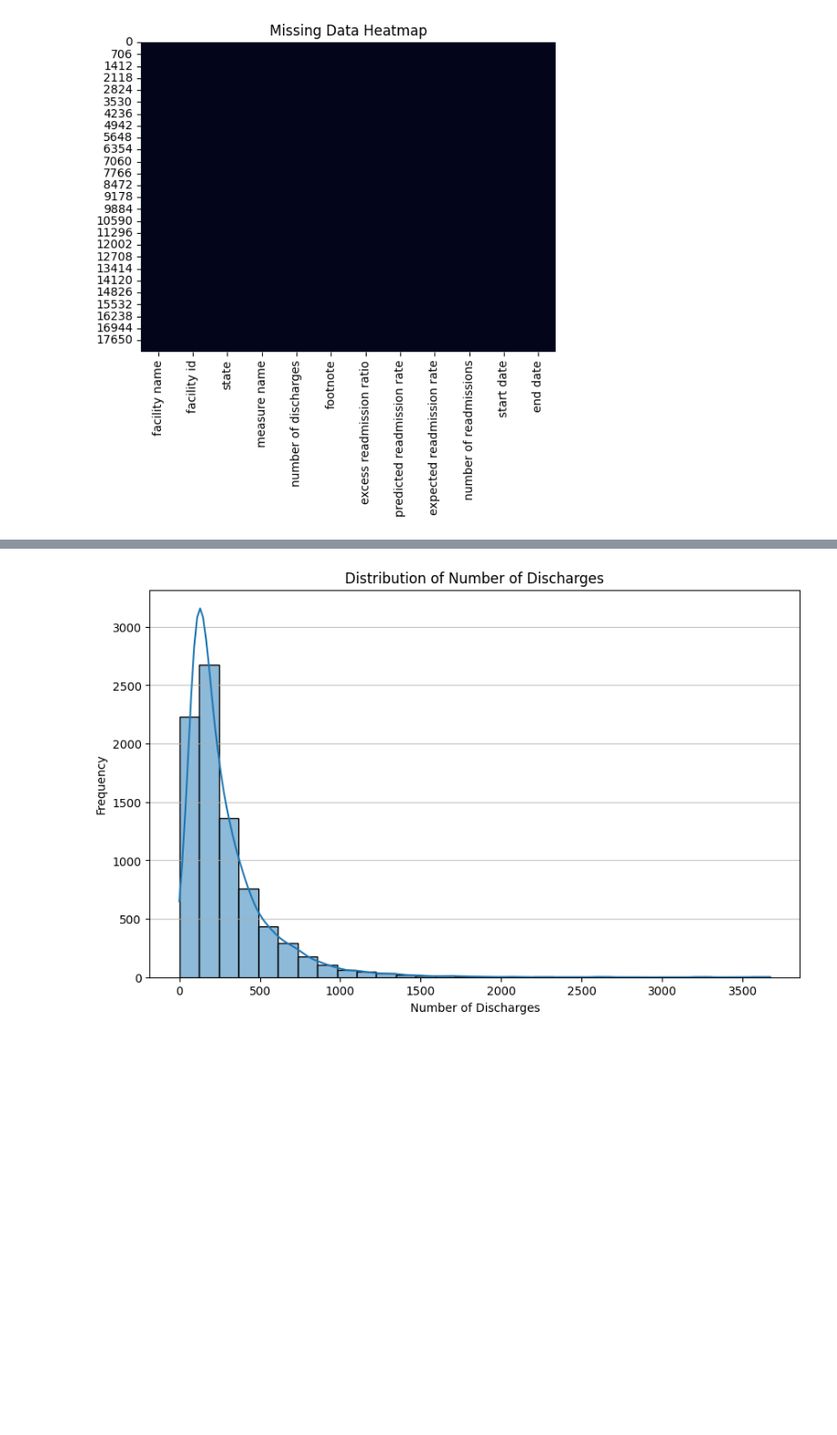
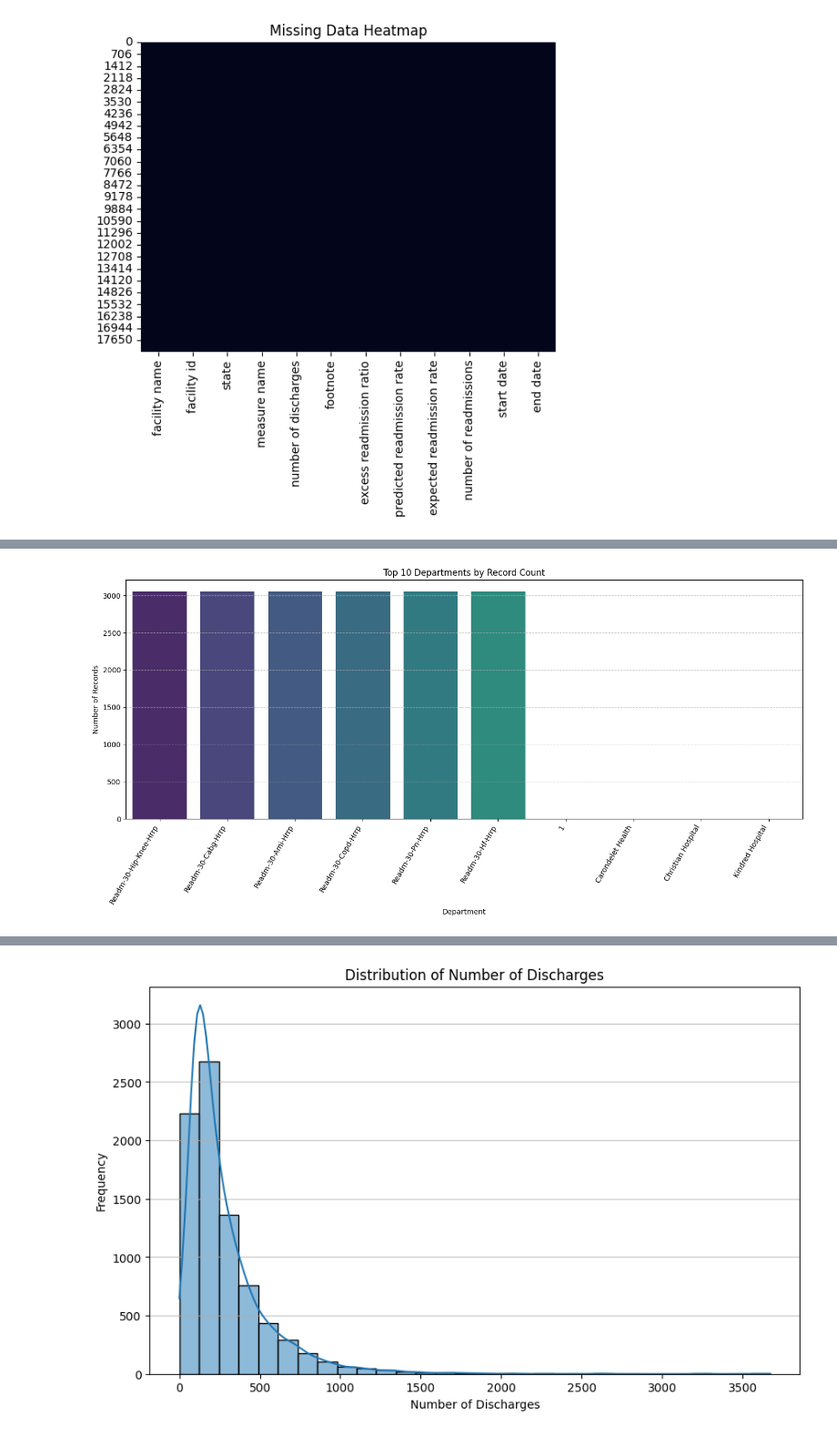
Before and after one commit to sluvidiv997-arch/ores5160-2026, a Jupyter notebook: health_pipeline.ipynb, the cells around one changed output, grey strips where cells are left out. Shown at 91% size. Cells and saved outputs as stored; diff of their text form; code cells hidden in the pictures; blank space fills up the shorter version.

```diff
--- a/health_pipeline.ipynb
+++ b/health_pipeline.ipynb
@@ -208,0 +240,15 @@ plt.show()
+# %%
+# Top 10 Departments by Record Count
+top_departments = master_data['department'].value_counts().head(10)
+
+plt.figure(figsize=(14, 7))
+sns.barplot(x=top_departments.index, y=top_departments.values, hue=top_departments.index, palette='viridis', legend=False)
+plt.title('Top 10 Departments by Record Count')
+plt.xlabel('Department')
+plt.ylabel('Number of Records')
+plt.xticks(rotation=60, ha='right')
+plt.grid(axis='y', linestyle='--', alpha=0.7)
+plt.tight_layout()
+plt.show()
+# %% [output]
+[figure, added]
```
Also changed, not shown: parts of 32 cells of this notebook.
